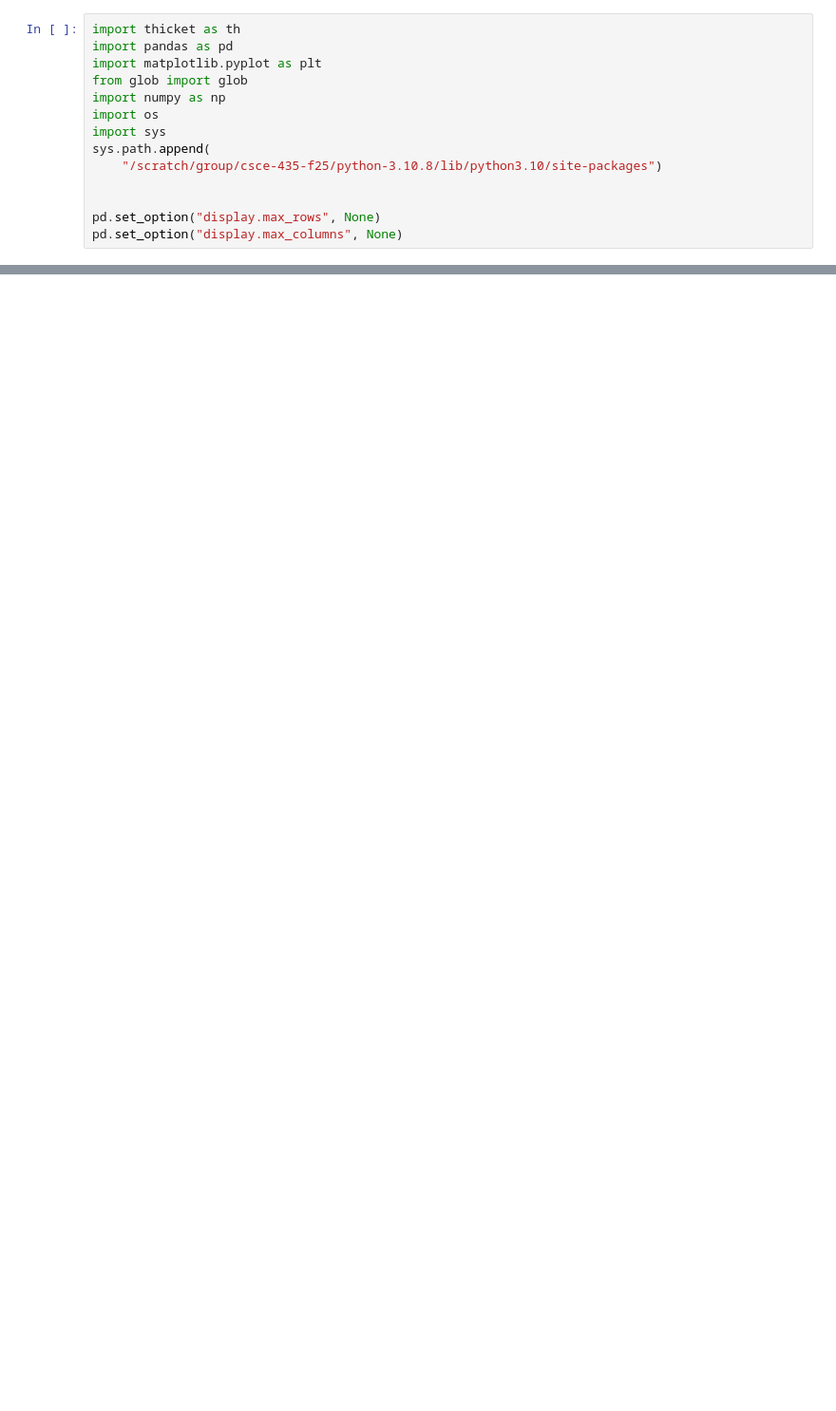
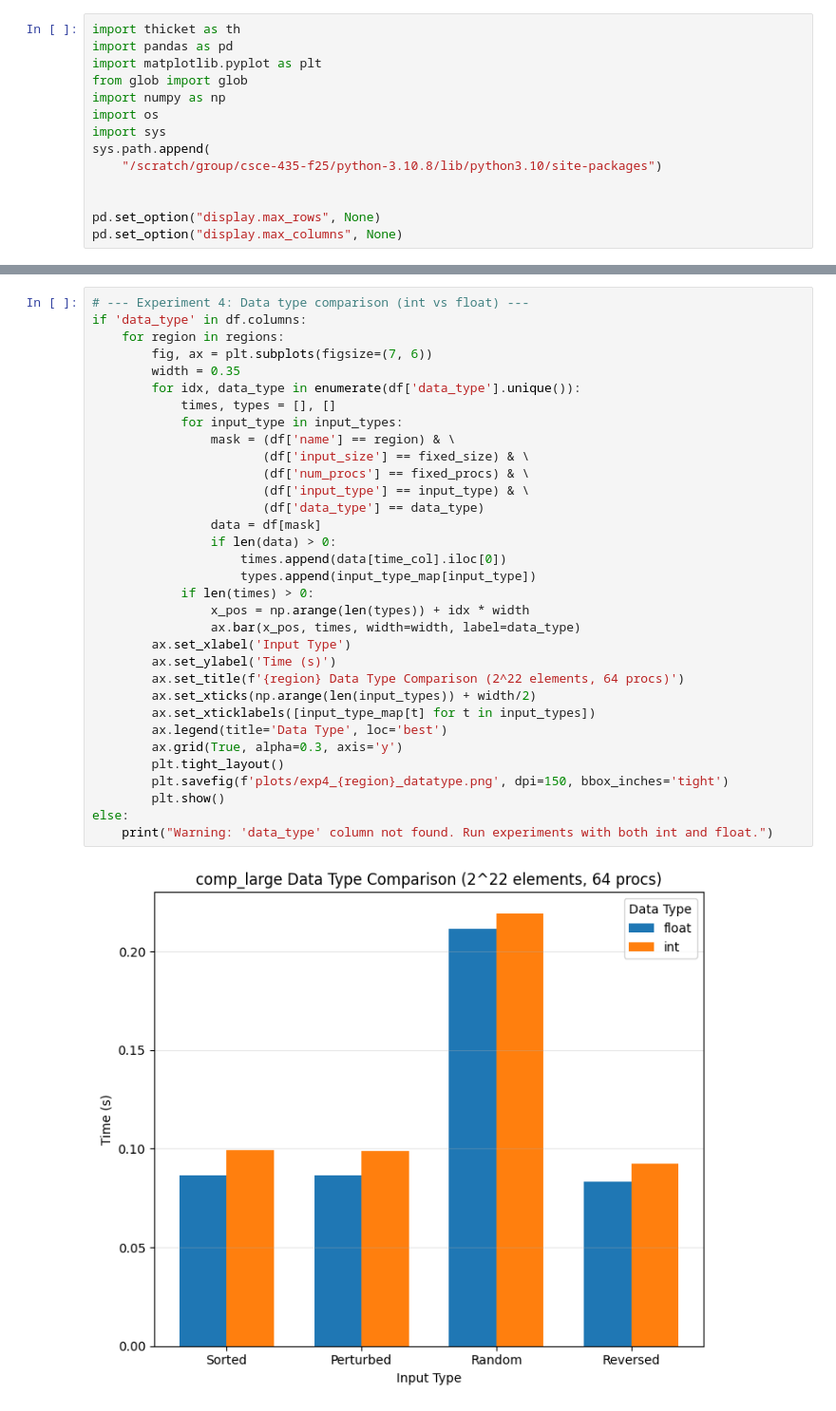
Before and after one commit to AdeebIsmail/parallel-algorithm-analysis, a Jupyter notebook: merge_sort/merge-sort-analysis.ipynb, the cells around one changed output, grey strips where cells are left out. Shown: that part at 95% size. Cells and saved outputs as stored; diff of their text form; blank space fills up the shorter version.

```diff
--- a/merge_sort/merge-sort-analysis.ipynb
+++ b/merge_sort/merge-sort-analysis.ipynb
@@ -215,0 +190,35 @@ for region in regions:
+# %%
+# --- Experiment 4: Data type comparison (int vs float) ---
+if 'data_type' in df.columns:
+    for region in regions:
+        fig, ax = plt.subplots(figsize=(7, 6))
+        width = 0.35
+        for idx, data_type in enumerate(df['data_type'].unique()):
+            times, types = [], []
+            for input_type in input_types:
+                mask = (df['name'] == region) & \
+                       (df['input_size'] == fixed_size) & \
+                       (df['num_procs'] == fixed_procs) & \
+                       (df['input_type'] == input_type) & \
+                       (df['data_type'] == data_type)
+                data = df[mask]
+                if len(data) > 0:
+                    times.append(data[time_col].iloc[0])
+                    types.append(input_type_map[input_type])
+            if len(times) > 0:
+                x_pos = np.arange(len(types)) + idx * width
+                ax.bar(x_pos, times, width=width, label=data_type)
+        ax.set_xlabel('Input Type')
+        ax.set_ylabel('Time (s)')
+        ax.set_title(f'{region} Data Type Comparison (2^22 elements, 64 procs)')
+        ax.set_xticks(np.arange(len(input_types)) + width/2)
+        ax.set_xticklabels([input_type_map[t] for t in input_types])
+        ax.legend(title='Data Type', loc='best')
+        ax.grid(True, alpha=0.3, axis='y')
+        plt.tight_layout()
+        plt.savefig(f'plots/exp4_{region}_datatype.png', dpi=150, bbox_inches='tight')
+        plt.show()
+else:
+    print("Warning: 'data_type' column not found. Run experiments with both int and float.")
+# %% [output]
+[figure, added]
```
Also changed, not shown: parts of 10 cells of this notebook, 59 other files.
